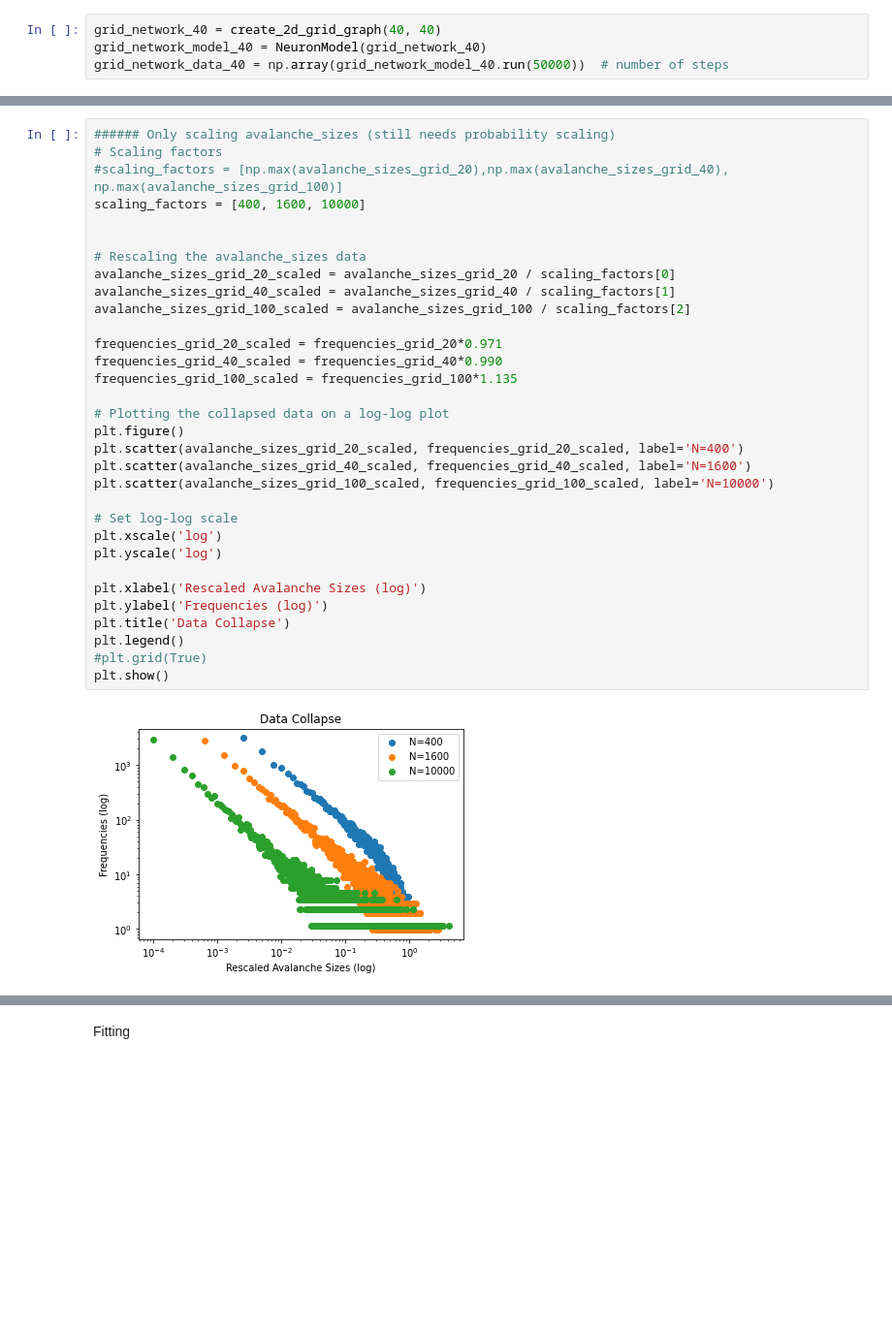
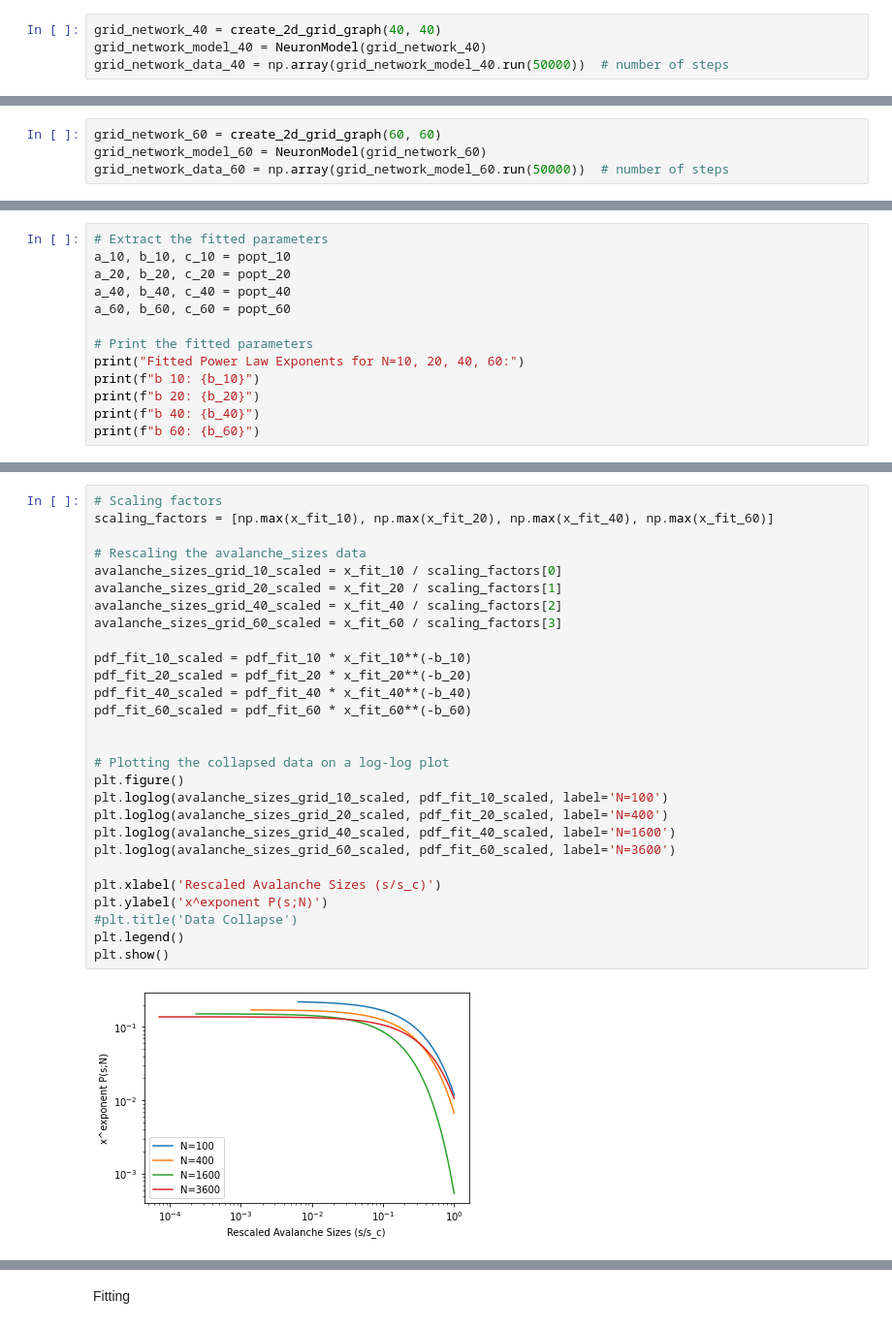
Before and after one commit to rkoevoets/complex-system-simulation, a Jupyter notebook: 2d grid network.ipynb, the cells around one changed output, grey strips where cells are left out. Shown: that part at 97% size. Cells and saved outputs as stored; diff of their text form; blank space fills up the shorter version.

Commit message:
updated 2d grid network

```diff
--- a/2d grid network.ipynb
+++ b/2d grid network.ipynb
@@ -76,2 +79,6 @@ grid_network_100 = create_2d_grid_graph(100, 100)
 grid_network_model_100 = NeuronModel(grid_network_100)
 grid_network_data_100 = np.array(grid_network_model_100.run(50000))  # number of steps
+# %%
+grid_network_60 = create_2d_grid_graph(60, 60)
+grid_network_model_60 = NeuronModel(grid_network_60)
+grid_network_data_60 = np.array(grid_network_model_60.run(50000))  # number of steps
@@ -103,0 +213,13 @@ plt.show()
+# %%
+# Extract the fitted parameters
+a_10, b_10, c_10 = popt_10
+a_20, b_20, c_20 = popt_20
+a_40, b_40, c_40 = popt_40
+a_60, b_60, c_60 = popt_60
+
+# Print the fitted parameters
+print("Fitted Power Law Exponents for N=10, 20, 40, 60:")
+print(f"b 10: {b_10}")
+print(f"b 20: {b_20}")
+print(f"b 40: {b_40}")
+print(f"b 60: {b_60}")
@@ -104,34 +232,30 @@ plt.show()
 # %%
-###### Only scaling avalanche_sizes (still needs probability scaling)
 # Scaling factors
-#scaling_factors = [np.max(avalanche_sizes_grid_20),np.max(avalanche_sizes_grid_40), np.max(avalanche_sizes_grid_100)]
-scaling_factors = [400, 1600, 10000]
-
+scaling_factors = [np.max(x_fit_10), np.max(x_fit_20), np.max(x_fit_40), np.max(x_fit_60)]
 
 # Rescaling the avalanche_sizes data
-avalanche_sizes_grid_20_scaled = avalanche_sizes_grid_20 / scaling_factors[0]
-avalanche_sizes_grid_40_scaled = avalanche_sizes_grid_40 / scaling_factors[1]
-avalanche_sizes_grid_100_scaled = avalanche_sizes_grid_100 / scaling_factors[2]
+avalanche_sizes_grid_10_scaled = x_fit_10 / scaling_factors[0]
+avalanche_sizes_grid_20_scaled = x_fit_20 / scaling_factors[1]
+avalanche_sizes_grid_40_scaled = x_fit_40 / scaling_factors[2]
+avalanche_sizes_grid_60_scaled = x_fit_60 / scaling_factors[3]
 
-frequencies_grid_20_scaled = frequencies_grid_20*0.971
-frequencies_grid_40_scaled = frequencies_grid_40*0.990
-frequencies_grid_100_scaled = frequencies_grid_100*1.135
+pdf_fit_10_scaled = pdf_fit_10 * x_fit_10**(-b_10)
+pdf_fit_20_scaled = pdf_fit_20 * x_fit_20**(-b_20)
+pdf_fit_40_scaled = pdf_fit_40 * x_fit_40**(-b_40)
+pdf_fit_60_scaled = pdf_fit_60 * x_fit_60**(-b_60)
+
 
 # Plotting the collapsed data on a log-log plot
 plt.figure()
-plt.scatter(avalanche_sizes_grid_20_scaled, frequencies_grid_20_scaled, label='N=400')
-plt.scatter(avalanche_sizes_grid_40_scaled, frequencies_grid_40_scaled, label='N=1600')
-plt.scatter(avalanche_sizes_grid_100_scaled, frequencies_grid_100_scaled, label='N=10000')
+plt.loglog(avalanche_sizes_grid_10_scaled, pdf_fit_10_scaled, label='N=100')
+plt.loglog(avalanche_sizes_grid_20_scaled, pdf_fit_20_scaled, label='N=400')
+plt.loglog(avalanche_sizes_grid_40_scaled, pdf_fit_40_scaled, label='N=1600')
+plt.loglog(avalanche_sizes_grid_60_scaled, pdf_fit_60_scaled, label='N=3600')
 
-# Set log-log scale
-plt.xscale('log')
-plt.yscale('log')
-
-plt.xlabel('Rescaled Avalanche Sizes (log)')
-plt.ylabel('Frequencies (log)')
-plt.title('Data Collapse')
+plt.xlabel('Rescaled Avalanche Sizes (s/s_c)')
+plt.ylabel('x^exponent P(s;N)')
+#plt.title('Data Collapse')
 plt.legend()
-#plt.grid(True)
 plt.show()
 # %% [output]
-[figure, old version]
+[figure, new version]
```
Also changed, not shown: parts of 25 cells of this notebook, 6 other files.
